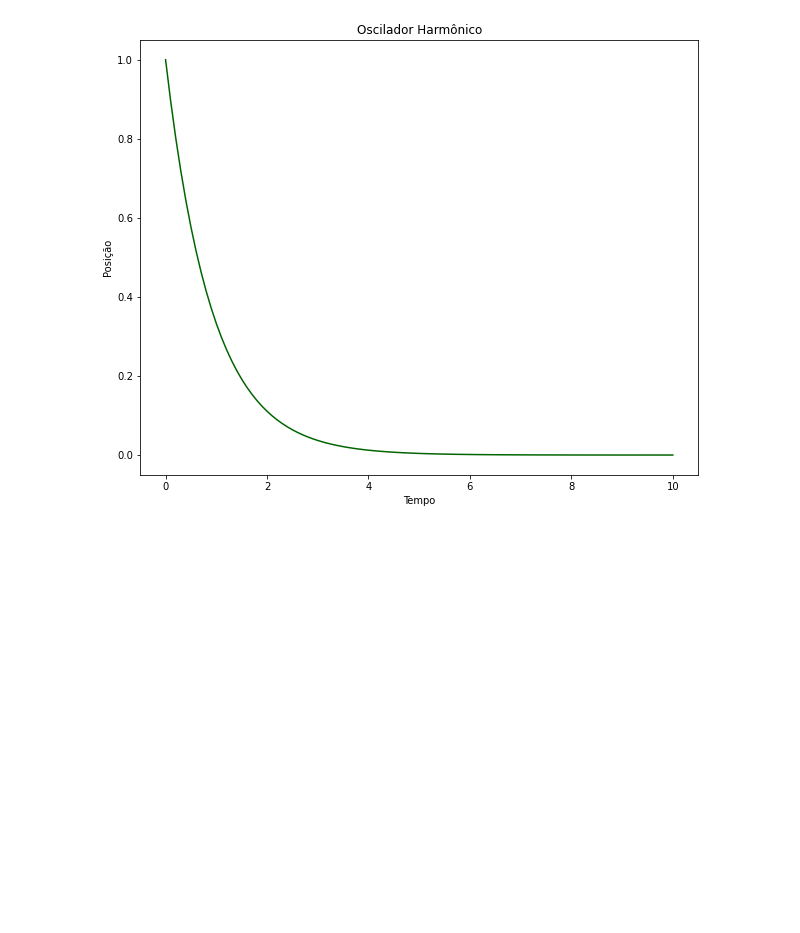
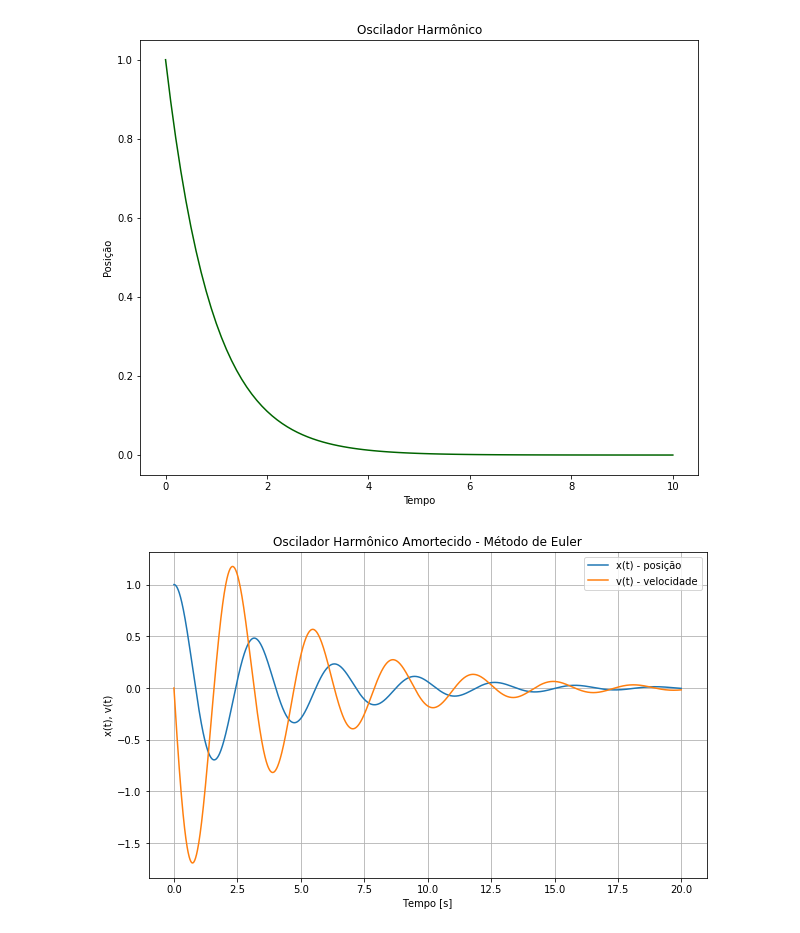
Before and after one commit to FelipeOliveiraFerreira/FIS-COMP, a Jupyter notebook: Tarefa-5/T5-Oscilador harmônico.ipynb, the cells around one changed output. Saved outputs shown, nothing was run; the diff lists cells and outputs as text; code cells hidden in the pictures; blank space fills up the shorter version.

```diff
--- a/Tarefa-5/T5-Oscilador harmônico.ipynb
+++ b/Tarefa-5/T5-Oscilador harmônico.ipynb
@@ -40,3 +41,46 @@ import matplotlib.pyplot as plt
   plt.show()
 # %% [output]
 [figure]
+# %%
+import numpy as np
+import matplotlib.pyplot as plt
+
+# Parâmetros do sistema
+omega0 = 2.0      # Frequência natural
+b = 0.5           # Coeficiente de amortecimento
+h = 0.01          # Passo de tempo
+T = 20            # Tempo total de simulação
+
+# Condições iniciais
+x0 = 1.0          # Posição inicial
+v0 = 0.0          # Velocidade inicial
+
+# Vetor de tempo
+t = np.arange(0, T, h)
+n = len(t)
+
+# Inicialização dos vetores de solução
+x = np.zeros(n)
+v = np.zeros(n)
+
+# Condições iniciais
+x[0] = x0
+v[0] = v0
+
+# Integração pelo método de Euler
+for i in range(n - 1):
+    x[i + 1] = x[i] + h * v[i]
+    v[i + 1] = v[i] + h * (-omega0**2 * x[i] - b * v[i])
+
+# Plotando os resultados
+plt.figure(figsize=(10, 6))
+plt.plot(t, x, label='x(t) - posição')
+plt.plot(t, v, label='v(t) - velocidade')
+plt.title('Oscilador Harmônico Amortecido - Método de Euler')
+plt.xlabel('Tempo [s]')
+plt.ylabel('x(t), v(t)')
+plt.grid(True)
+plt.legend()
+plt.show()
+# %% [output]
+[figure, added]
```
Also changed, not shown: parts of 3 cells of this notebook.
